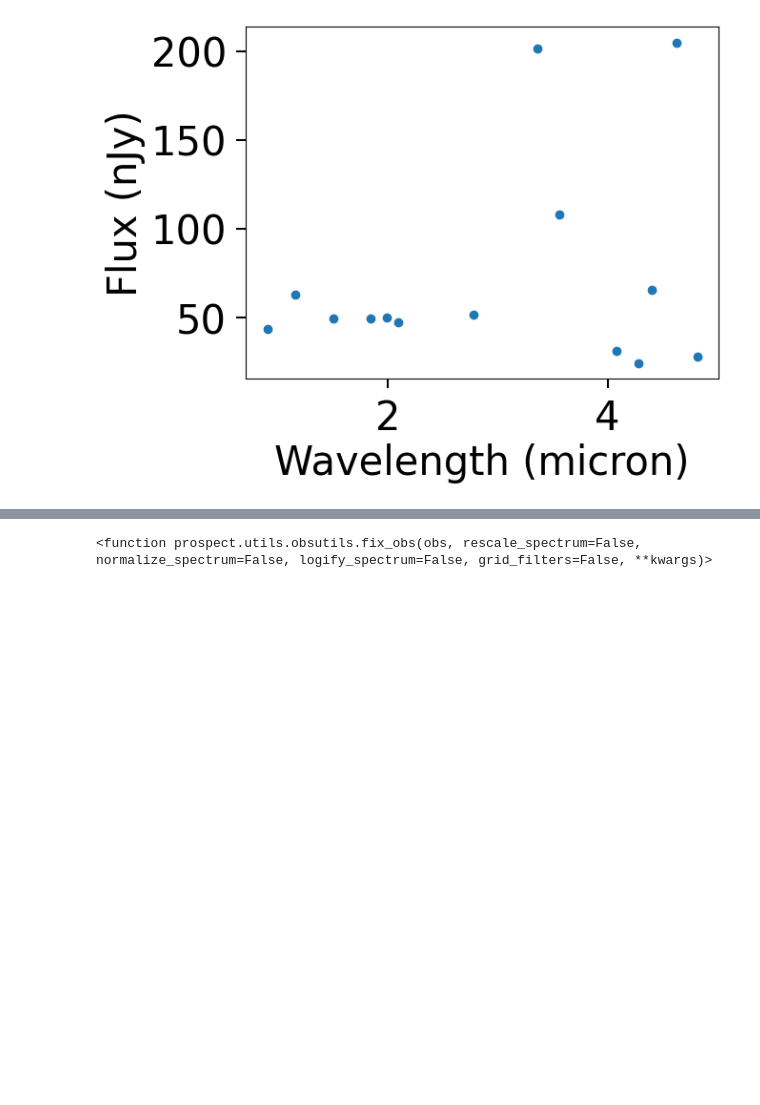
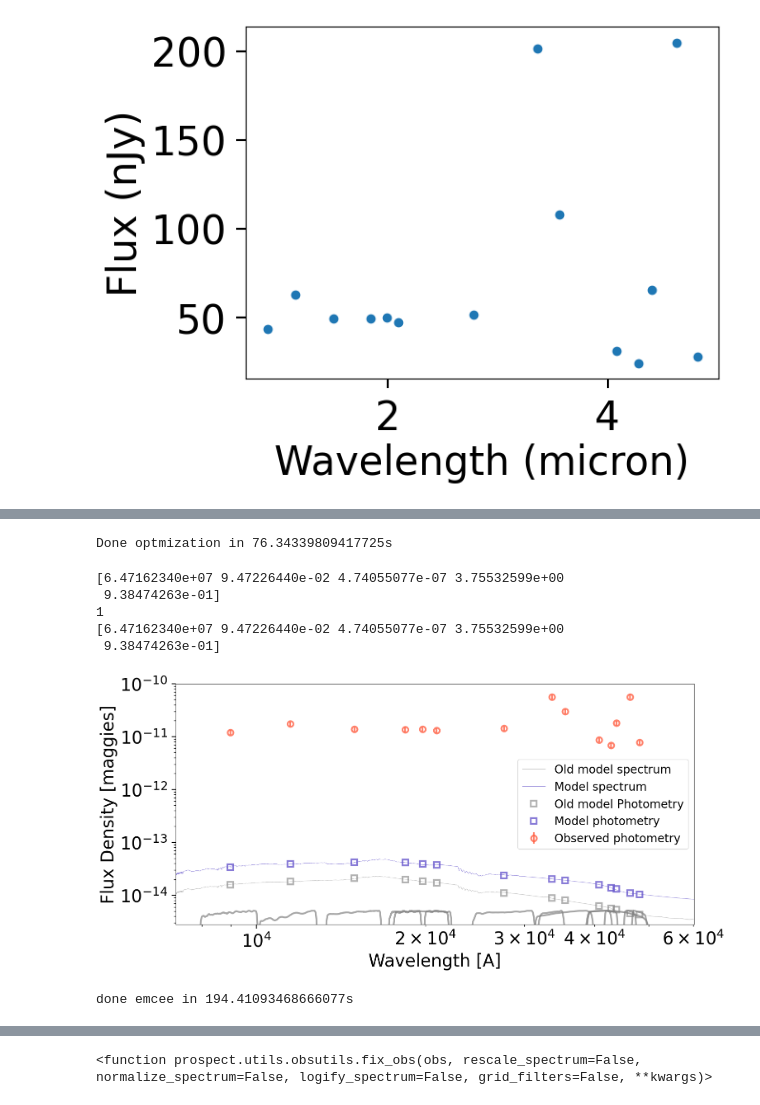
Before and after one commit to fred144/ObservationalAnalytic, a Jupyter notebook: FinalWSally/ProspectorPhotometry.ipynb, the cells around one changed output, grey strips where cells are left out. Saved outputs shown, nothing was run; the diff lists cells and outputs as text; code cells hidden in the pictures; blank space fills up the shorter version.

```diff
--- a/FinalWSally/ProspectorPhotometry.ipynb
+++ b/FinalWSally/ProspectorPhotometry.ipynb
@@ -156,0 +635,74 @@ AssertionError:
+# %%
+# --- start minimization ----
+run_params["dynesty"] = False
+run_params["emcee"] = False
+run_params["optimize"] = True
+run_params["min_method"] = 'lm'
+# We'll start minimization from "nmin" separate places,
+# the first based on the current values of each parameter and the
+# rest drawn from the prior.  Starting from these extra draws
+# can guard against local minima, or problems caused by
+# starting at the edge of a prior (e.g. dust2=0.0)
+run_params["nmin"] = 2
+
+output = fit_model(obs, model, sps, lnprobfn=lnprobfn, **run_params)
+
+print("Done optmization in {}s".format(output["optimization"][1]))
+# %% [output]
+Done optmization in 76.34339809417725s
+# %%
+print(model.theta)
+(results, topt) = output["optimization"]
+# Find which of the minimizations gave the best result,
+# and use the parameter vector for that minimization
+ind_best = np.argmin([r.cost for r in results])
+print(ind_best)
+theta_best = results[ind_best].x.copy()
+print(theta_best)
+
+# generate model
+prediction = model.mean_model(theta_best, obs=obs, sps=sps)
+pspec, pphot, pfrac = prediction
+
+figure(figsize=(16,8))
+
+# plot Data, best fit model, and old models
+loglog(wspec, initial_spec, label='Old model spectrum',
+       lw=0.7, color='gray', alpha=0.5)
+errorbar(wphot, initial_phot, label='Old model Photometry',
+         marker='s', markersize=10, alpha=0.6, ls='', lw=3,
+         markerfacecolor='none', markeredgecolor='gray',
+         markeredgewidth=3)
+loglog(wspec, pspec, label='Model spectrum',
+       lw=0.7, color='slateblue', alpha=0.7)
+errorbar(wphot, pphot, label='Model photometry',
+         marker='s', markersize=10, alpha=0.8, ls='', lw=3,
+         markerfacecolor='none', markeredgecolor='slateblue',
+         markeredgewidth=3)
+errorbar(wphot, obs['maggies'], yerr=obs['maggies_unc'],
+         label='Observed photometry',
+         marker='o', markersize=10, alpha=0.8, ls='', lw=3,
+         ecolor='tomato', markerfacecolor='none', markeredgecolor='tomato',
+         markeredgewidth=3)
+
+# plot filter transmission curves
+for f in obs['filters']:
+    w, t = f.wavelength.copy(), f.transmission.copy()
+    t = t / t.max()
+    t = 10**(0.2*(np.log10(ymax/ymin)))*t * ymin
+    loglog(w, t, lw=3, color='gray', alpha=0.7)
+
+# Prettify
+xlabel('Wavelength [A]')
+ylabel('Flux Density [maggies]')
+xlim([xmin, xmax])
+ylim([ymin, 1e-10])
+legend(loc='best', fontsize=20)
+tight_layout()
+# %% [output]
+[6.47162340e+07 9.47226440e-02 4.74055077e-07 3.75532599e+00
+ 9.38474263e-01]
+1
+[6.47162340e+07 9.47226440e-02 4.74055077e-07 3.75532599e+00
+ 9.38474263e-01]
+[figure, added]
@@ -156,0 +727,6 @@ AssertionError:
+# %%
+import prospect
+output = fit_model(obs, model, sps, lnprobfn=lnprobfn, **run_params)
+print('done emcee in {0}s'.format(output["sampling"][1]))
+# %% [output]
+done emcee in 194.41093468666077s
```
Also changed, not shown: parts of 35 cells of this notebook.
